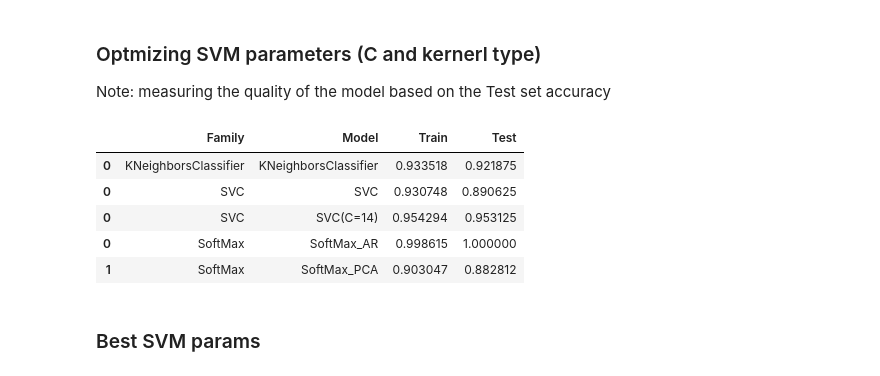
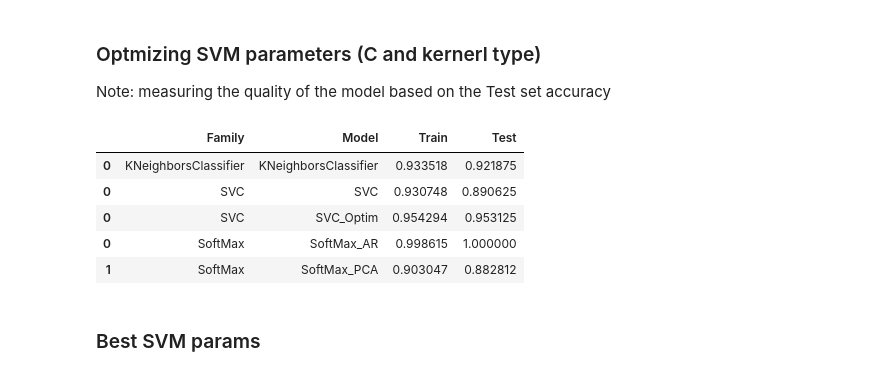
Before and after one commit to felipecostapereira/HIML, a Jupyter notebook: task_03_SVM_KNN.ipynb, the cells around one changed output. Cells and saved outputs as stored; diff of their text form; code cells hidden in the pictures.

```diff
--- a/task_03_SVM_KNN.ipynb
+++ b/task_03_SVM_KNN.ipynb
@@ -447,35 +457,35 @@ cValues = np.arange(1, 21)
 best_model = SVC()
 best_accTest = 0
 best_accTrain = 0
 
 for k in tqdm(kernels):
     for c in cValues:
         modelTrained = SVC(C=c, kernel=k).fit(X2_train, y_train)
 
         yPred_train = modelTrained.predict(X2_train)
         yPred_test = modelTrained.predict(X2_test)
 
         accTrain = accuracy_score(y_train, yPred_train)
         accTest = accuracy_score(y_test, yPred_test)
 
         if (accTest >= best_accTest):
             best_model = modelTrained
             best_accTrain = accTrain
             best_accTest = accTest
 
 dfResults2 = dfResults.append(pd.DataFrame({
     'Family': ["SVC"],
-    'Model': [str(best_model)],
+    'Model': ["SVC_Optim"],
     'Train': [best_accTrain],
     'Test': [best_accTest]}))
 
 dfResults2 = dfResults2.sort_values(by=['Model'])
 dfResults2
 # %% [output]
 |  | Family | Model | Train | Test |
 | 0 | KNeighborsClassifier | KNeighborsClassifier | 0.933518 | 0.921875 |
 | 0 | SVC | SVC | 0.930748 | 0.890625 |
-| 0 | SVC | SVC(C=14) | 0.954294 | 0.953125 |
+| 0 | SVC | SVC_Optim | 0.954294 | 0.953125 |
 | 0 | SoftMax | SoftMax_AR | 0.998615 | 1.000000 |
 | 1 | SoftMax | SoftMax_PCA | 0.903047 | 0.882812 |
 # %% [markdown]
```
Also changed, not shown: parts of 7 cells of this notebook.
